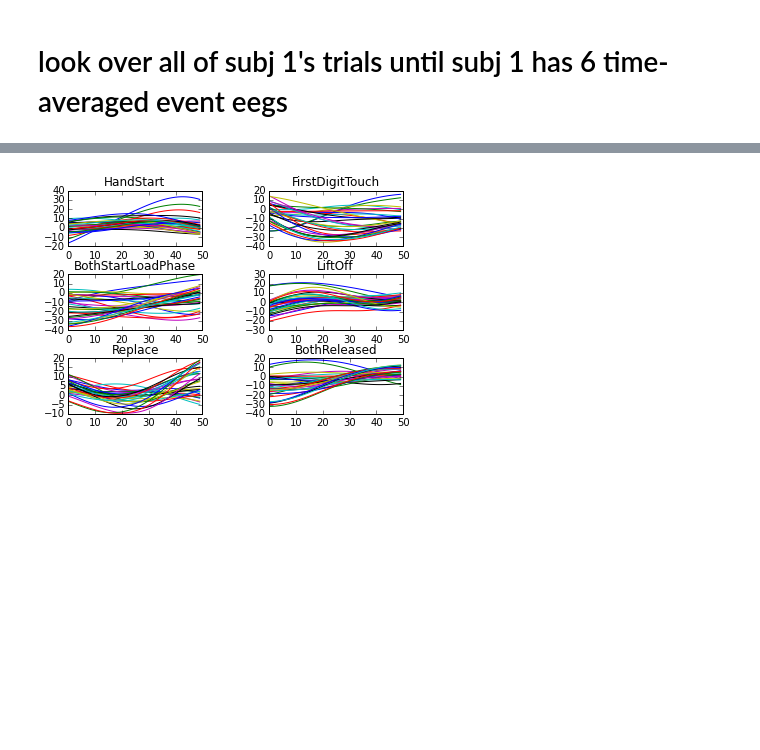
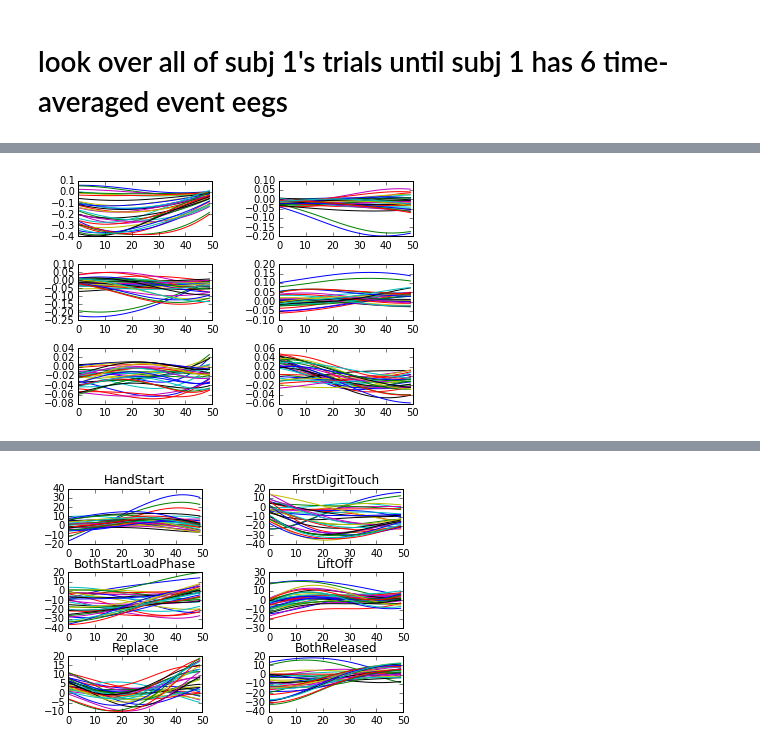
Before and after one commit to kaylanb/IndominusRex, a Jupyter notebook: code/process.ipynb, the cells around one changed output, grey strips where cells are left out. Cells and saved outputs as stored; diff of their text form; code cells hidden in the pictures; blank space fills up the shorter version.

```diff
--- a/code/process.ipynb
+++ b/code/process.ipynb
@@ -104,0 +202,9 @@ event=  BothReleased
+# %%
+fig,axis=plt.subplots(3,2)
+plt.subplots_adjust(hspace=0.5,wspace=0.5)
+ax=axis.flatten()
+for e,event in enumerate(events_tbl.keys()):
+    for c,chan in enumerate(data_tbl.keys()):
+        ax[e].plot(buckets[e,c,3,:])
+# %% [output]
+[figure, added]
```
Also changed, not shown: parts of 23 cells of this notebook.
